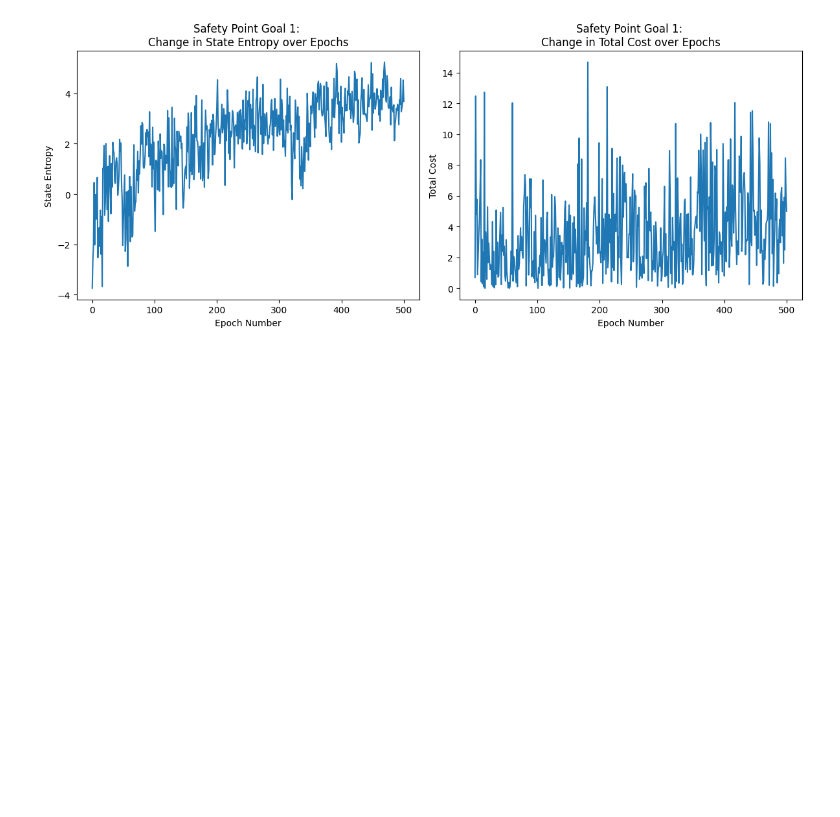
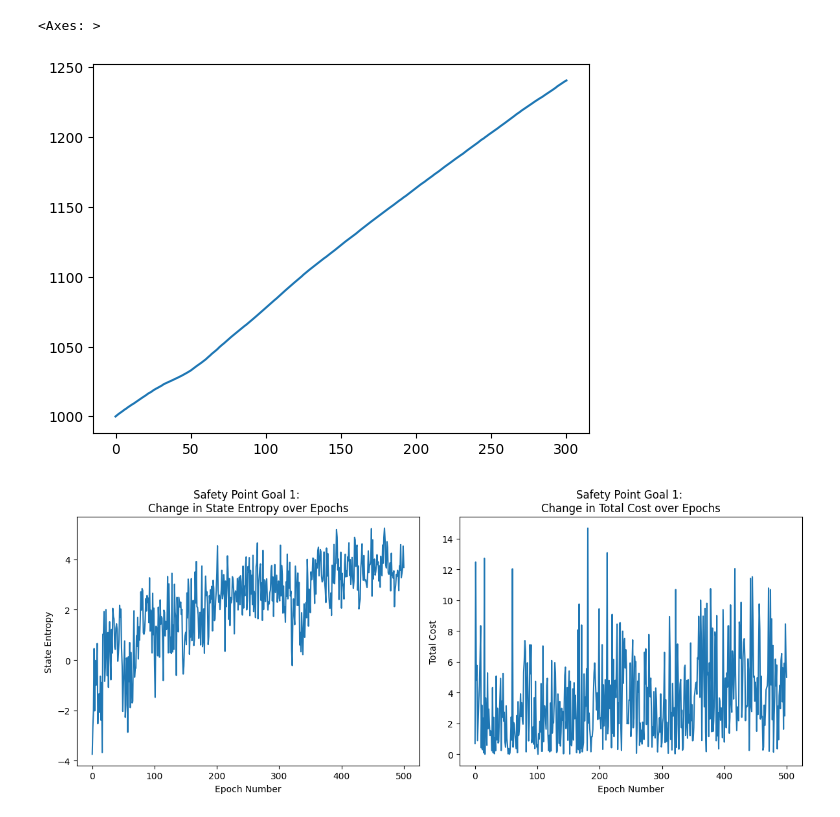
Before and after one commit to micobruh/safe-rl, a Jupyter notebook: visualization.ipynb, the cells around one changed output. Cells and saved outputs as stored; diff of their text form; code cells hidden in the pictures; blank space fills up the shorter version.

Commit message:
Increase proportion of safety constraint

```diff
--- a/visualization.ipynb
+++ b/visualization.ipynb
@@ -24,3 +47,8 @@ fig.tight_layout()
+# %%
+df["safety_weight"].plot()
+# %% [output]
+<Axes: >
+[figure, added]
 # %%
 df = pd.read_csv("results/SafetyPointGoal1/MEPOL/SafetyPointGoal1-v0.csv", index_col = False)
 df["cost"] = abs(df["cost"])
```
Also changed, not shown: parts of 3 cells of this notebook, 18 other files.
